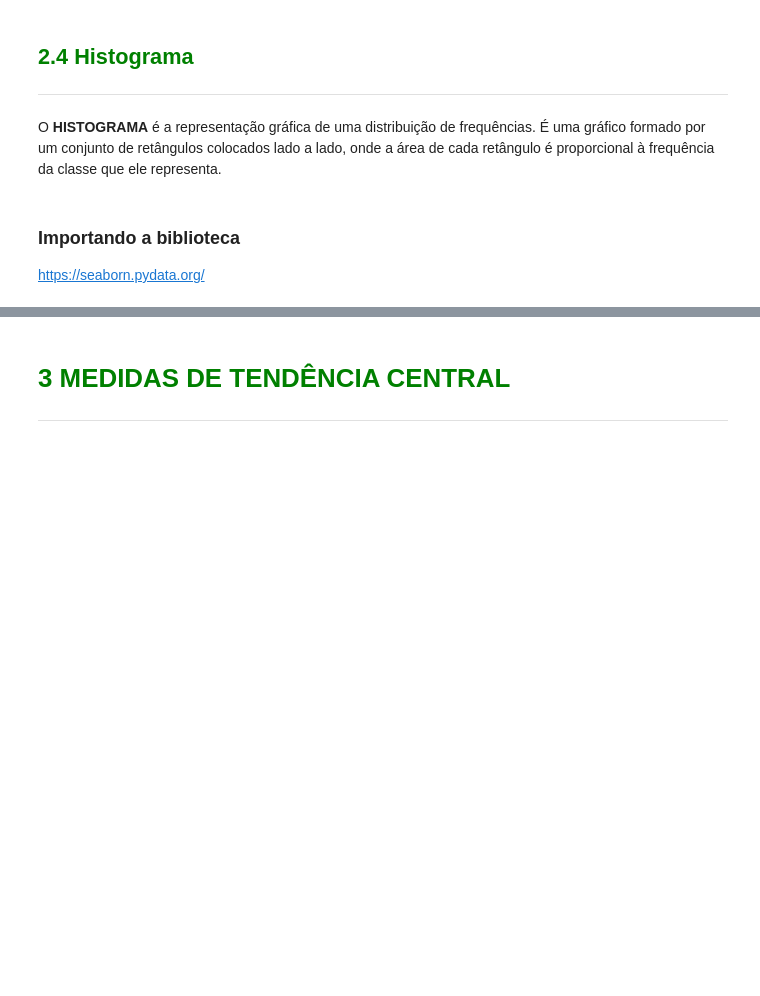
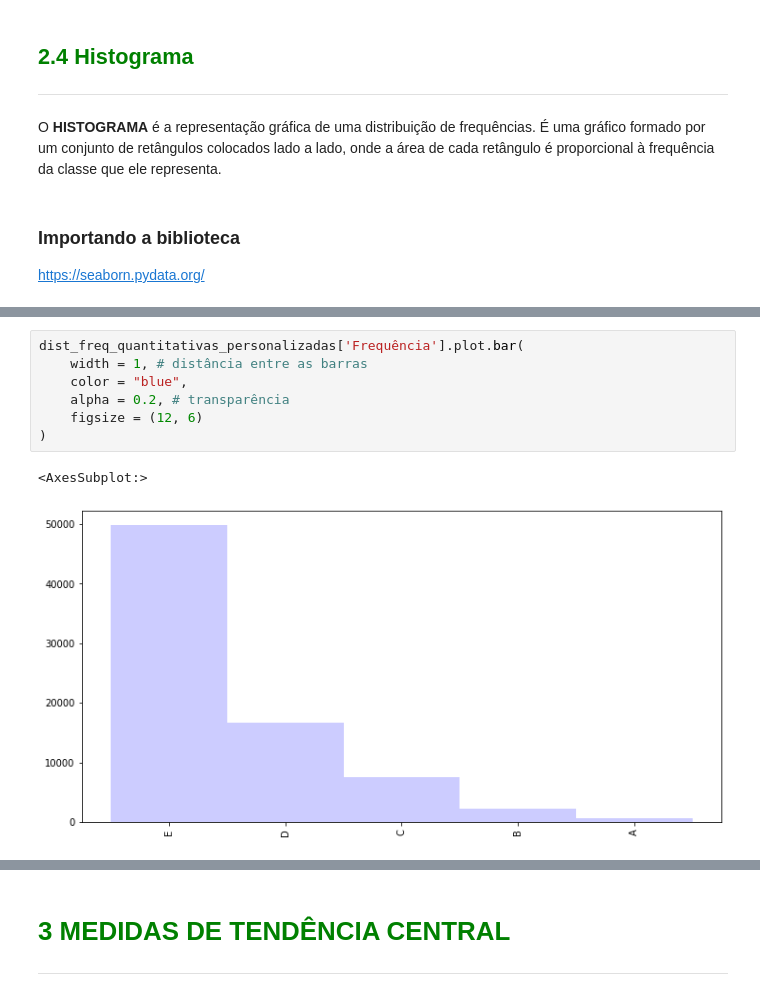
Before and after one commit to lcsbiffi/Alura_Data-Science, a Jupyter notebook: Estatística_com_Python/Parte 1/Curso_de_Estatística_Parte_1.ipynb, the cells around one changed output, grey strips where cells are left out. Cells and saved outputs as stored; diff of their text form; blank space fills up the shorter version.

```diff
--- a/Estatística_com_Python/Parte 1/Curso_de_Estatística_Parte_1.ipynb
+++ b/Estatística_com_Python/Parte 1/Curso_de_Estatística_Parte_1.ipynb
@@ -422,0 +560,10 @@ https://seaborn.pydata.org/
+# %%
+dist_freq_quantitativas_personalizadas['Frequência'].plot.bar(
+    width = 1, # distância entre as barras
+    color = "blue",
+    alpha = 0.2, # transparência
+    figsize = (12, 6)
+)
+# %% [output]
+<AxesSubplot:>
+[figure, added]
```
Also changed, not shown: parts of 71 cells of this notebook.
